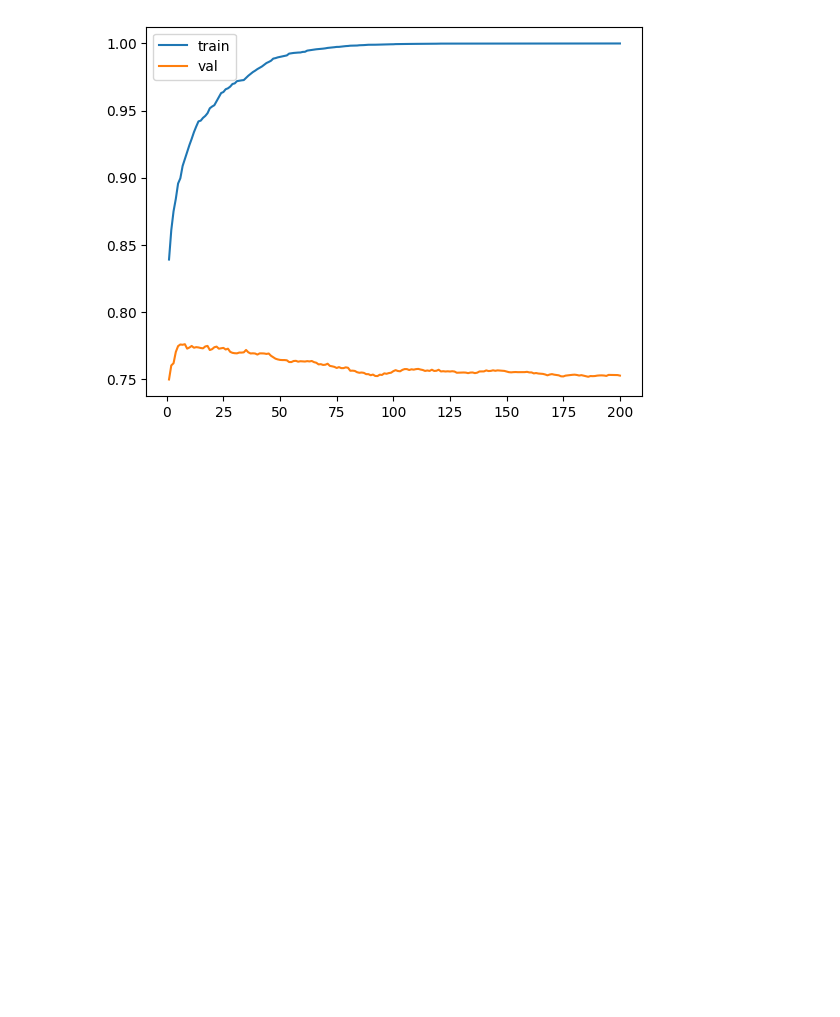
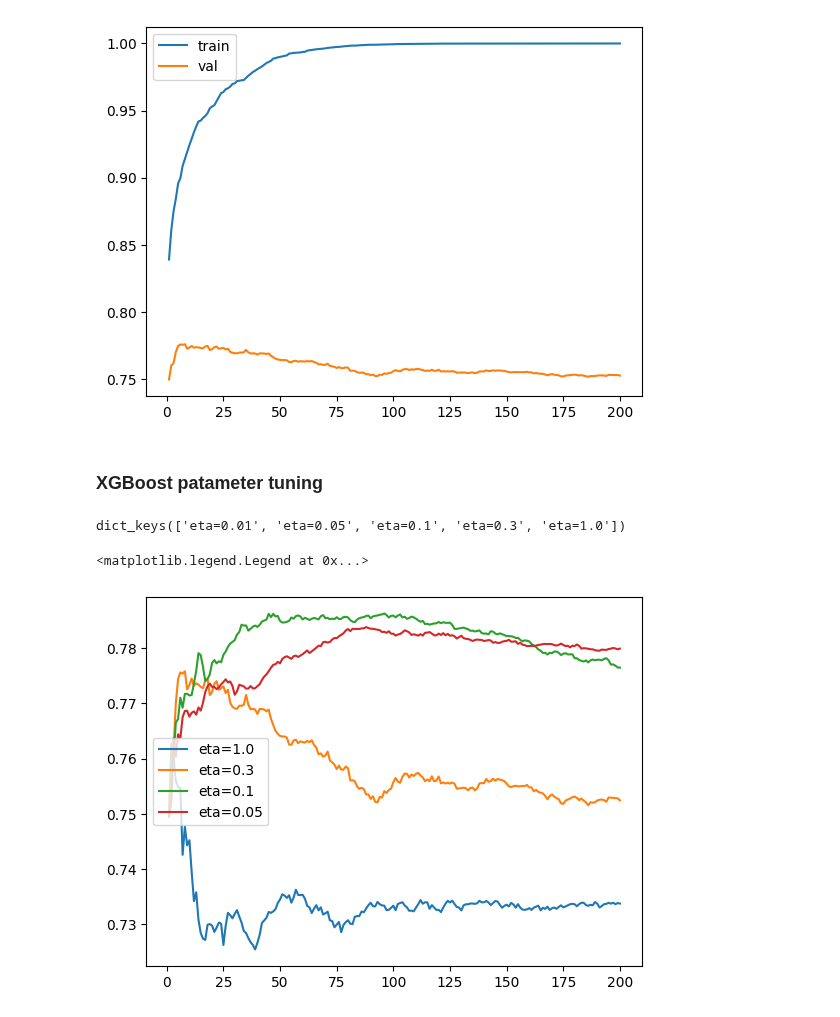
Before and after one commit to moeinforoughi/MLcourse, a Jupyter notebook: 06-credit-scoring-project/credit-scoring-project.ipynb, the cells around one changed output. Cells and saved outputs as stored; diff of their text form; code cells hidden in the pictures; blank space fills up the shorter version.

```diff
--- a/06-credit-scoring-project/credit-scoring-project.ipynb
+++ b/06-credit-scoring-project/credit-scoring-project.ipynb
@@ -792,3 +782,5 @@ plt.legend()
 [199]   train-auc:1.00000       val-auc:0.75242
 <matplotlib.legend.Legend at 0x...>
 [figure]
+# %% [markdown]
+<h3>XGBoost patameter tuning</h3>
@@ -794,0 +828,13 @@ plt.legend()
+# %%
+scores.keys()
+# %% [output]
+dict_keys(['eta=0.01', 'eta=0.05', 'eta=0.1', 'eta=0.3', 'eta=1.0'])
+# %%
+etas = ['eta=1.0', 'eta=0.3', 'eta=0.1', 'eta=0.05']
+for eta in etas:
+    df_results = scores[eta]
+    plt.plot(df_results.iter, df_results.val_auc, label=eta)
+plt.legend()
+# %% [output]
+<matplotlib.legend.Legend at 0x...>
+[figure, added]
```
Also changed, not shown: parts of 29 cells of this notebook, 1 other file.
